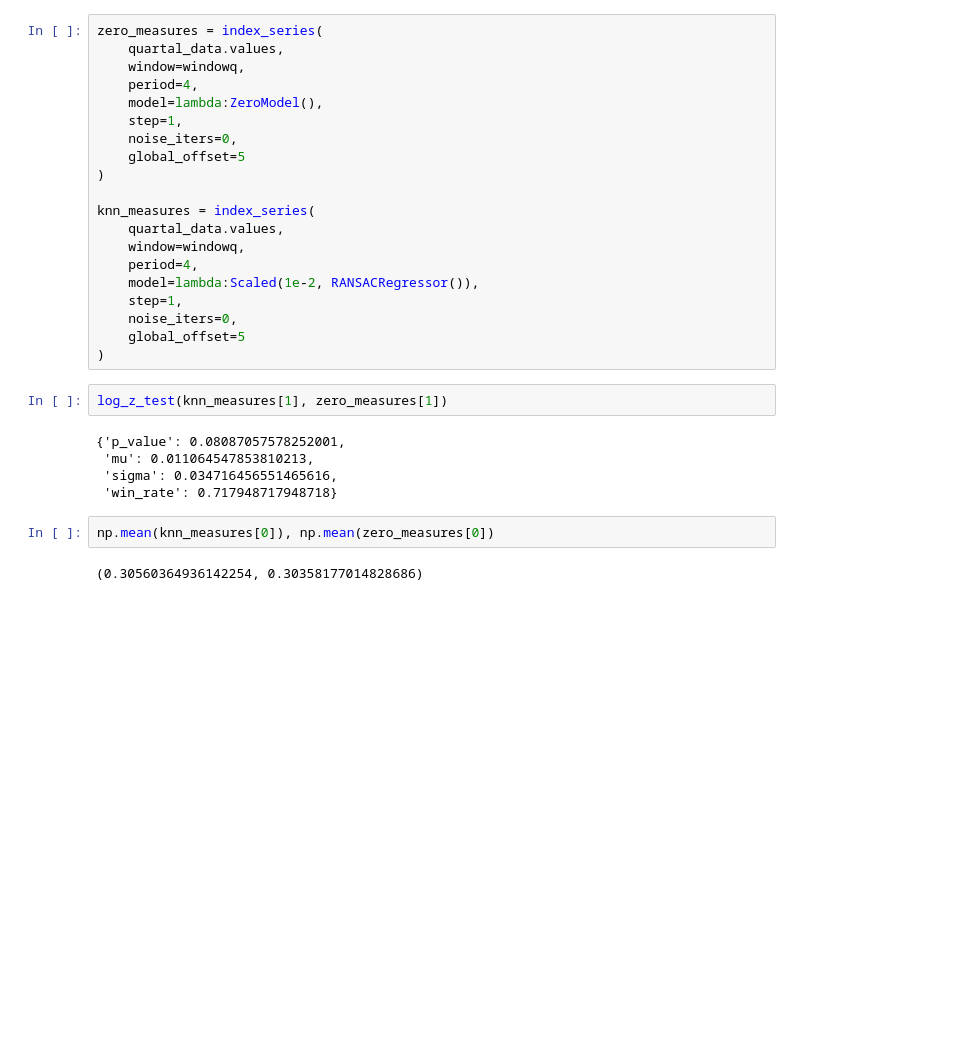
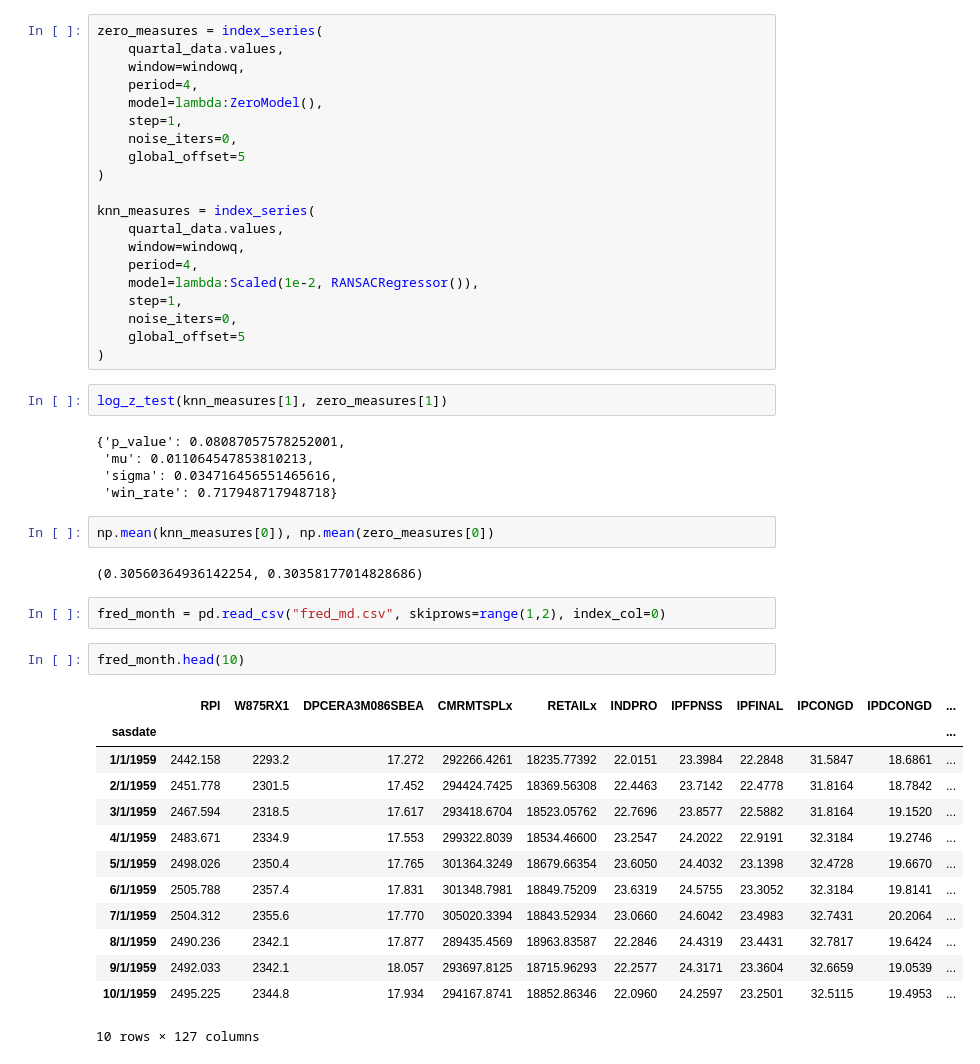
Before and after one commit to ods-pet-projects/spb-ai-hack2022, a Jupyter notebook: metamodel.ipynb, the cells around one changed output. Saved outputs shown, nothing was run; the diff lists cells and outputs as text; blank space fills up the shorter version.

```diff
--- a/metamodel.ipynb
+++ b/metamodel.ipynb
@@ -563,3 +530,21 @@ log_z_test(knn_measures[1], zero_measures[1])
 np.mean(knn_measures[0]), np.mean(zero_measures[0])
 # %% [output]
 (0.30560364936142254, 0.30358177014828686)
+# %%
+fred_month = pd.read_csv("fred_md.csv", skiprows=range(1,2), index_col=0)
+# %%
+fred_month.head(10)
+# %% [output]
+|  | RPI | W875RX1 | DPCERA3M086SBEA | CMRMTSPLx | RETAILx | INDPRO | IPFPNSS | IPFINAL | IPCONGD | IPDCONGD | ... |
+| sasdate |  |  |  |  |  |  |  |  |  |  | ... |
+| 1/1/1959 | 2442.158 | 2293.2 | 17.272 | 292266.4261 | 18235.77392 | 22.0151 | 23.3984 | 22.2848 | 31.5847 | 18.6861 | ... |
+| 2/1/1959 | 2451.778 | 2301.5 | 17.452 | 294424.7425 | 18369.56308 | 22.4463 | 23.7142 | 22.4778 | 31.8164 | 18.7842 | ... |
+| 3/1/1959 | 2467.594 | 2318.5 | 17.617 | 293418.6704 | 18523.05762 | 22.7696 | 23.8577 | 22.5882 | 31.8164 | 19.1520 | ... |
+| 4/1/1959 | 2483.671 | 2334.9 | 17.553 | 299322.8039 | 18534.46600 | 23.2547 | 24.2022 | 22.9191 | 32.3184 | 19.2746 | ... |
+| 5/1/1959 | 2498.026 | 2350.4 | 17.765 | 301364.3249 | 18679.66354 | 23.6050 | 24.4032 | 23.1398 | 32.4728 | 19.6670 | ... |
+| 6/1/1959 | 2505.788 | 2357.4 | 17.831 | 301348.7981 | 18849.75209 | 23.6319 | 24.5755 | 23.3052 | 32.3184 | 19.8141 | ... |
+| 7/1/1959 | 2504.312 | 2355.6 | 17.770 | 305020.3394 | 18843.52934 | 23.0660 | 24.6042 | 23.4983 | 32.7431 | 20.2064 | ... |
+| 8/1/1959 | 2490.236 | 2342.1 | 17.877 | 289435.4569 | 18963.83587 | 22.2846 | 24.4319 | 23.4431 | 32.7817 | 19.6424 | ... |
+| 9/1/1959 | 2492.033 | 2342.1 | 18.057 | 293697.8125 | 18715.96293 | 22.2577 | 24.3171 | 23.3604 | 32.6659 | 19.0539 | ... |
+| 10/1/1959 | 2495.225 | 2344.8 | 17.934 | 294167.8741 | 18852.86346 | 22.0960 | 24.2597 | 23.2501 | 32.5115 | 19.4953 | ... |
+10 rows × 127 columns
```
Also changed, not shown: parts of 42 cells of this notebook, 5 other files.
